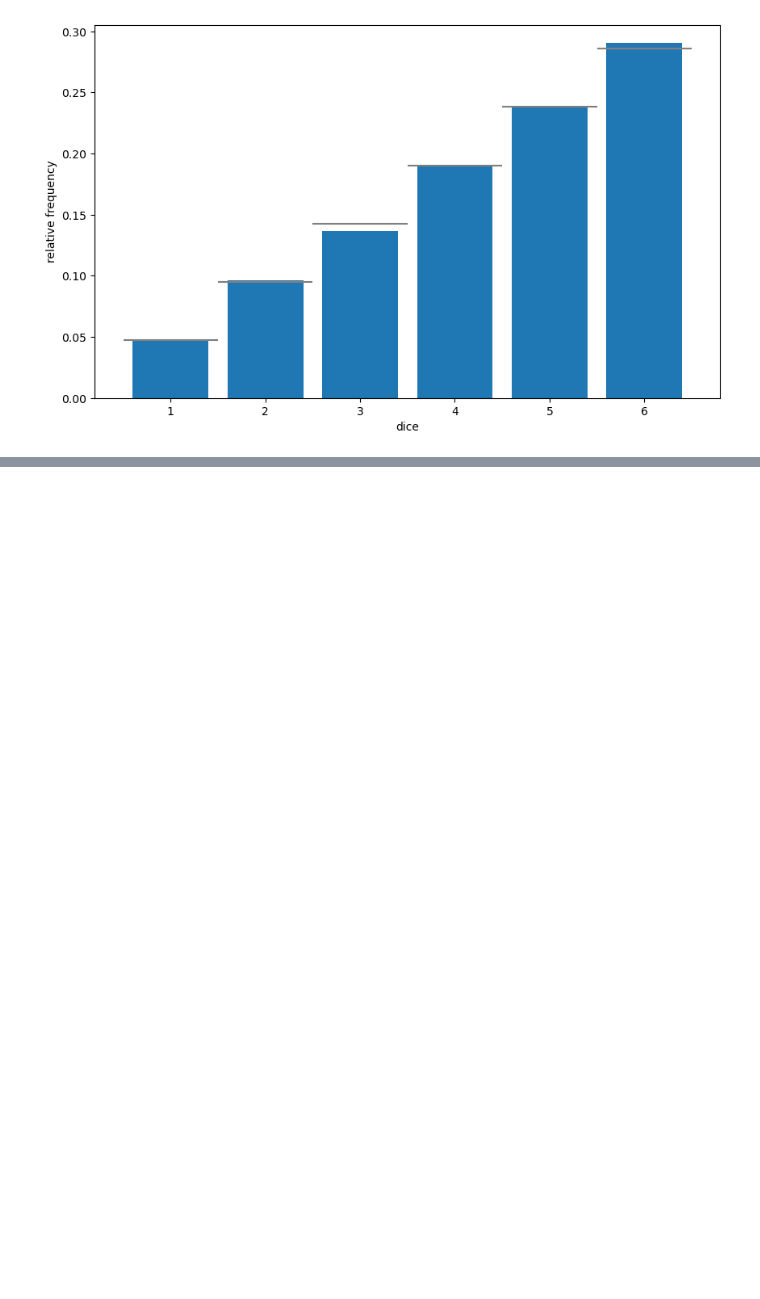
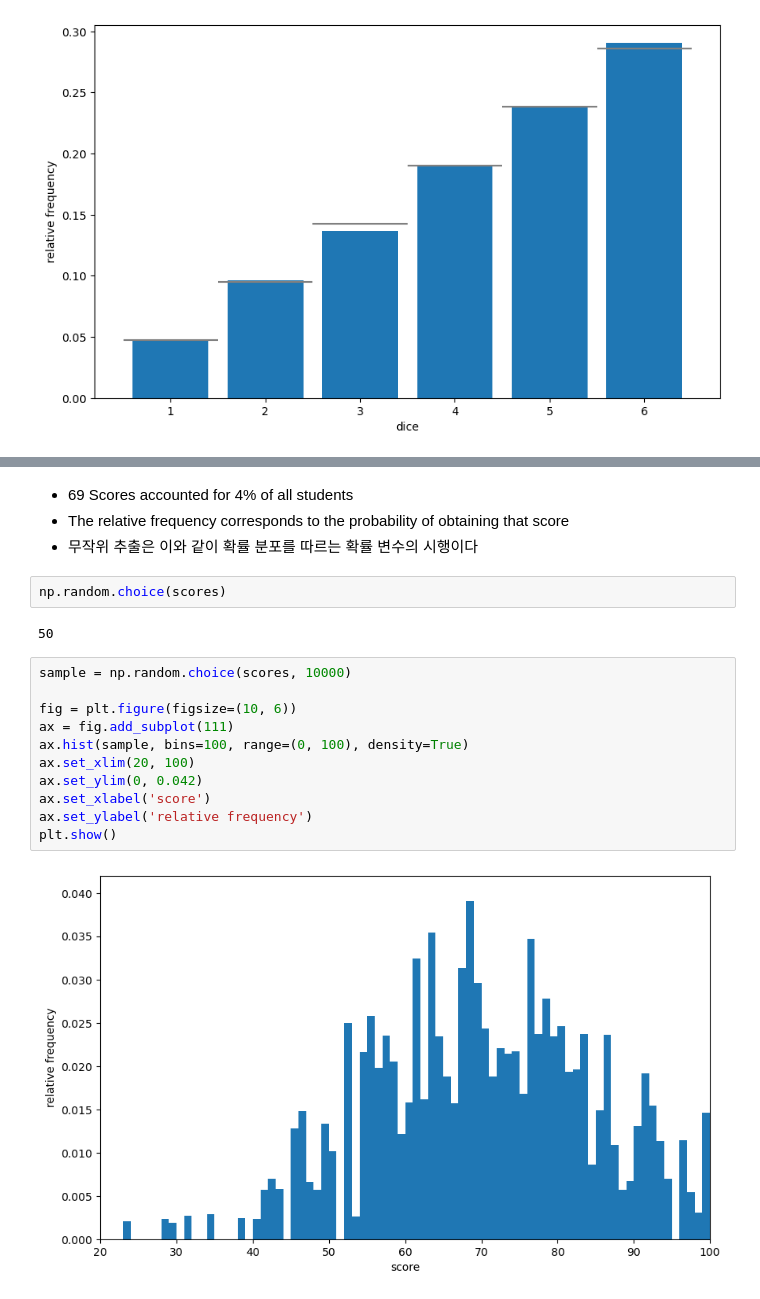
Before and after one commit to joanna-jaeeun/Statistics-with-Python, a Jupyter notebook: notebook/04. the basics of inferential statistics.ipynb, the cells around one changed output, grey strips where cells are left out. Cells and saved outputs as stored; diff of their text form; blank space fills up the shorter version.

```diff
--- a/notebook/04. the basics of inferential statistics.ipynb
+++ b/notebook/04. the basics of inferential statistics.ipynb
@@ -151,0 +167,21 @@ plt.show()
+# %% [markdown]
+- 69 Scores accounted for 4% of all students
+- The relative frequency corresponds to the probability of obtaining that score
+- 무작위 추출은 이와 같이 확률 분포를 따르는 확률 변수의 시행이다
+# %%
+np.random.choice(scores)
+# %% [output]
+50
+# %%
+sample = np.random.choice(scores, 10000)
+
+fig = plt.figure(figsize=(10, 6))
+ax = fig.add_subplot(111)
+ax.hist(sample, bins=100, range=(0, 100), density=True)
+ax.set_xlim(20, 100)
+ax.set_ylim(0, 0.042)
+ax.set_xlabel('score')
+ax.set_ylabel('relative frequency')
+plt.show()
+# %% [output]
+[figure, added]
```
Also changed, not shown: parts of 4 cells of this notebook.
